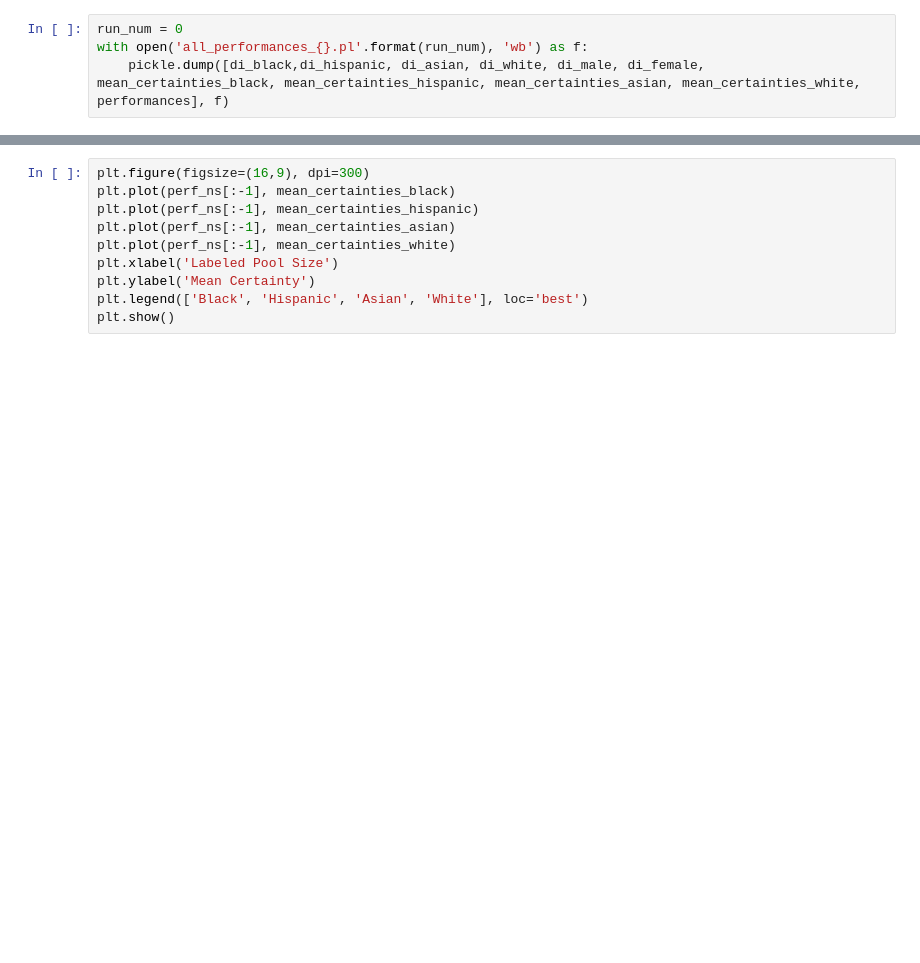
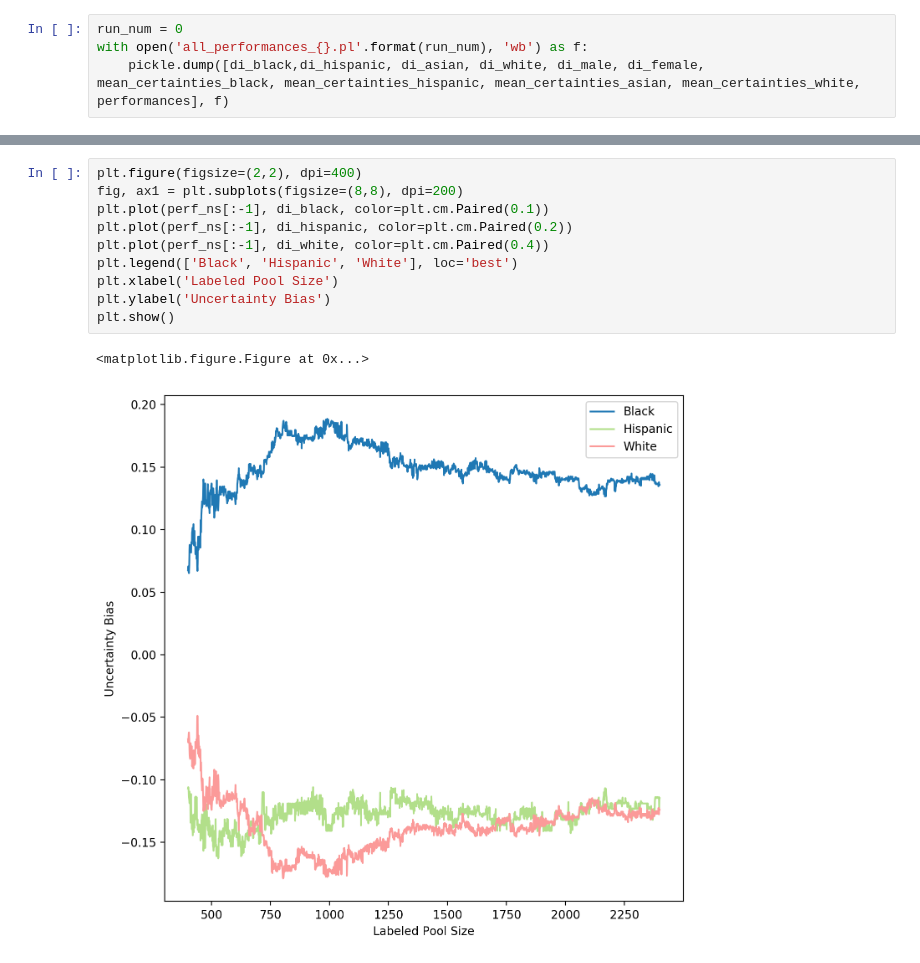
Before and after one commit to rlphilli/InterpretableActiveLearning, a Jupyter notebook: Single_Run_Uncertainty_Biases.ipynb, the cells around one changed output, grey strips where cells are left out. Cells and saved outputs as stored; diff of their text form; blank space fills up the shorter version.

```diff
--- a/Single_Run_Uncertainty_Biases.ipynb
+++ b/Single_Run_Uncertainty_Biases.ipynb
@@ -175,11 +171,14 @@ plt.show()
 # %%
-plt.figure(figsize=(16,9), dpi=300)
-plt.plot(perf_ns[:-1], mean_certainties_black)
-plt.plot(perf_ns[:-1], mean_certainties_hispanic)
-plt.plot(perf_ns[:-1], mean_certainties_asian)
-plt.plot(perf_ns[:-1], mean_certainties_white)
+plt.figure(figsize=(2,2), dpi=400)
+fig, ax1 = plt.subplots(figsize=(8,8), dpi=200)
+plt.plot(perf_ns[:-1], di_black, color=plt.cm.Paired(0.1))
+plt.plot(perf_ns[:-1], di_hispanic, color=plt.cm.Paired(0.2))
+plt.plot(perf_ns[:-1], di_white, color=plt.cm.Paired(0.4))
+plt.legend(['Black', 'Hispanic', 'White'], loc='best')
 plt.xlabel('Labeled Pool Size')
-plt.ylabel('Mean Certainty')
-plt.legend(['Black', 'Hispanic', 'Asian', 'White'], loc='best')
+plt.ylabel('Uncertainty Bias')
 plt.show()
+# %% [output]
+<matplotlib.figure.Figure at 0x...>
+[figure, added]
 # %%
```
Also changed, not shown: parts of 15 cells of this notebook.
